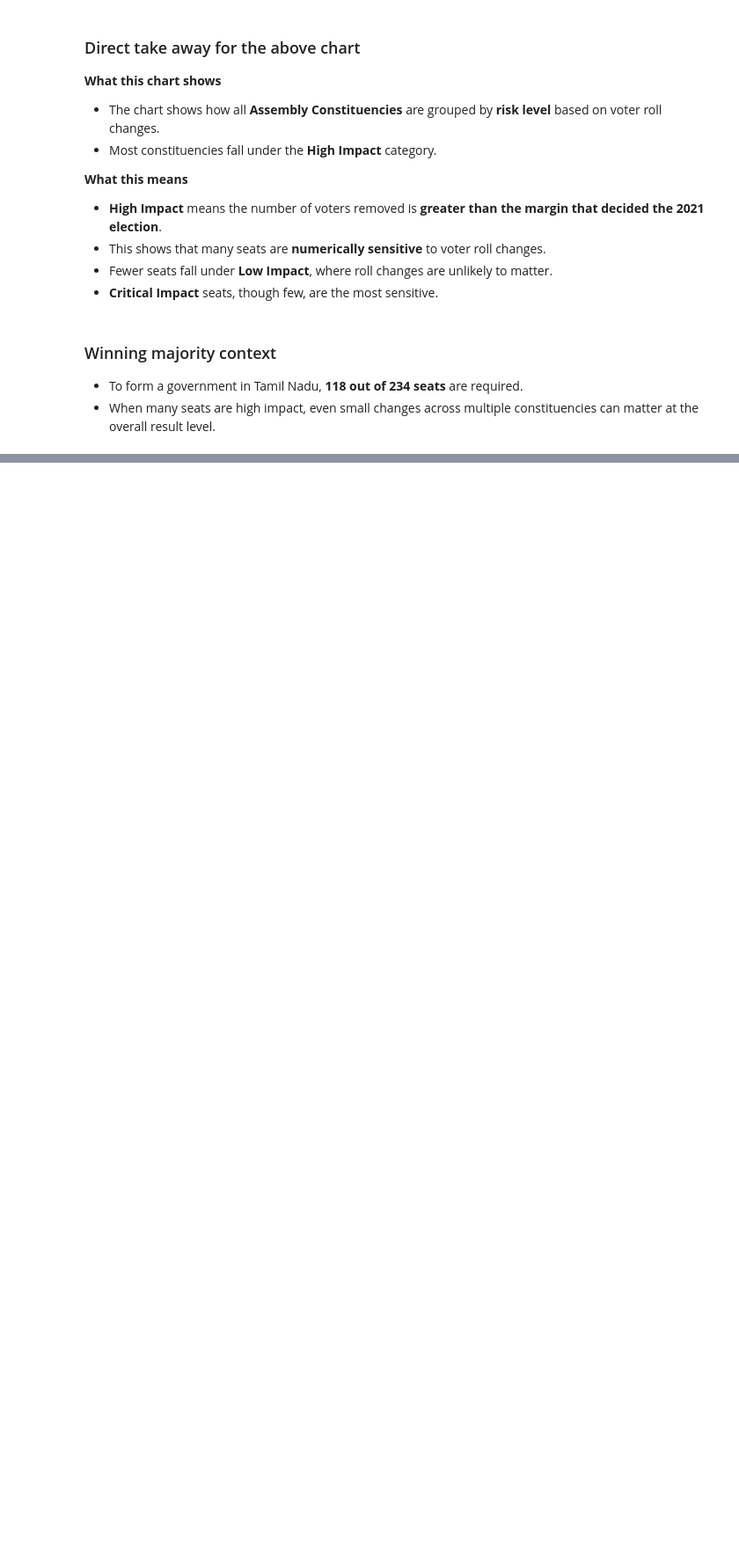
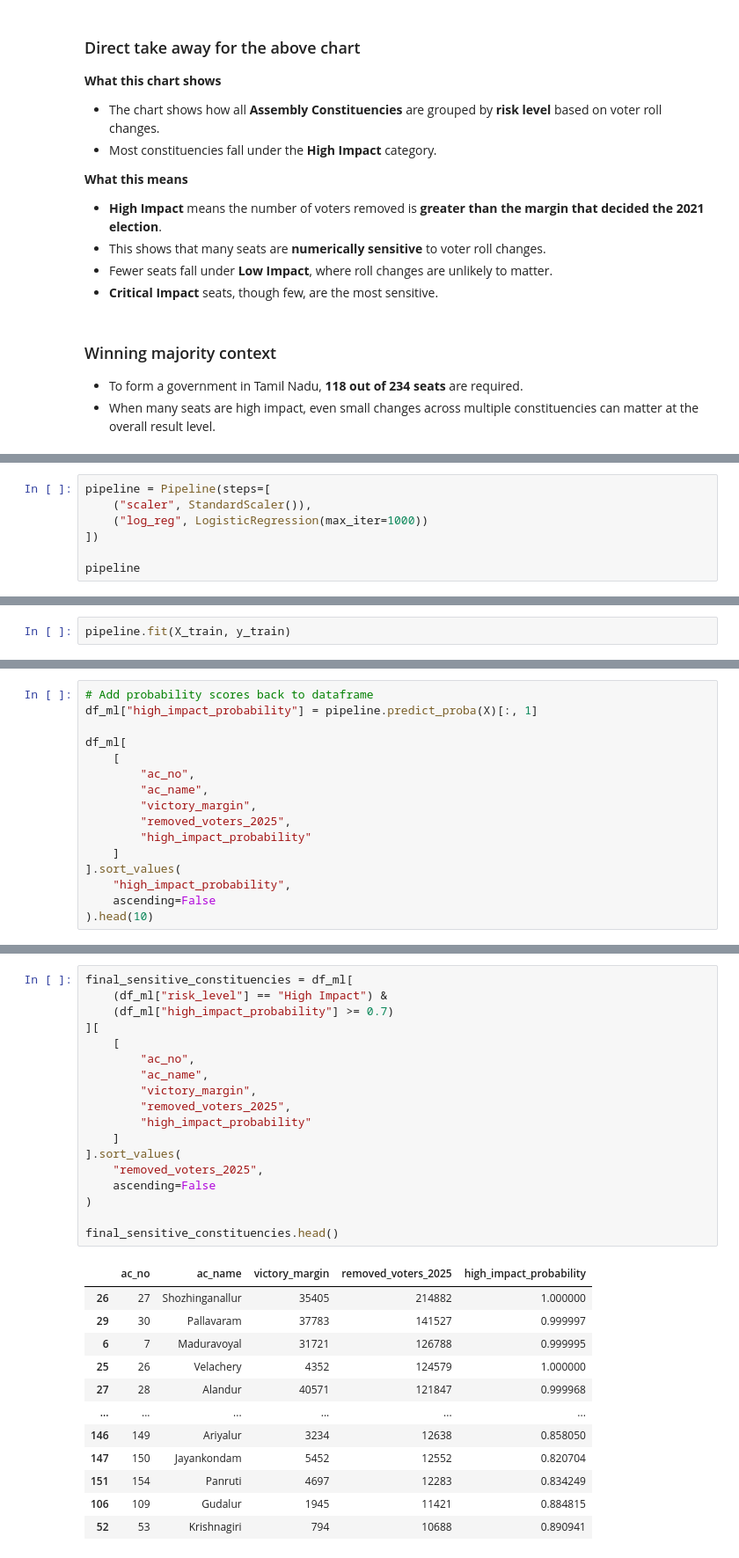
Before and after one commit to ijaihari/Tamil-Nadu-SIR-2026-Draft-Voter-Roll-Impact-Analysis, a Jupyter notebook: notebooks/final_analysis.ipynb, the cells around one changed output, grey strips where cells are left out. Shown at 88% size. Saved outputs shown, nothing was run; the diff lists cells and outputs as text; blank space fills up the shorter version.

```diff
--- a/notebooks/final_analysis.ipynb
+++ b/notebooks/final_analysis.ipynb
@@ -441,0 +509,7 @@ plt.show()
+# %%
+pipeline = Pipeline(steps=[
+    ("scaler", StandardScaler()),
+    ("log_reg", LogisticRegression(max_iter=1000))
+])
+
+pipeline
@@ -441,0 +519,2 @@ plt.show()
+# %%
+pipeline.fit(X_train, y_train)
@@ -441,0 +546,16 @@ plt.show()
+# %%
+# Add probability scores back to dataframe
+df_ml["high_impact_probability"] = pipeline.predict_proba(X)[:, 1]
+
+df_ml[
+    [
+        "ac_no",
+        "ac_name",
+        "victory_margin",
+        "removed_voters_2025",
+        "high_impact_probability"
+    ]
+].sort_values(
+    "high_impact_probability",
+    ascending=False
+).head(10)
@@ -441,0 +614,31 @@ plt.show()
+# %%
+final_sensitive_constituencies = df_ml[
+    (df_ml["risk_level"] == "High Impact") &
+    (df_ml["high_impact_probability"] >= 0.7)
+][
+    [
+        "ac_no",
+        "ac_name",
+        "victory_margin",
+        "removed_voters_2025",
+        "high_impact_probability"
+    ]
+].sort_values(
+    "removed_voters_2025",
+    ascending=False
+)
+
+final_sensitive_constituencies.head()
+# %% [output]
+|  | ac_no | ac_name | victory_margin | removed_voters_2025 | high_impact_probability |
+| 26 | 27 | Shozhinganallur | 35405 | 214882 | 1.000000 |
+| 29 | 30 | Pallavaram | 37783 | 141527 | 0.999997 |
+| 6 | 7 | Maduravoyal | 31721 | 126788 | 0.999995 |
+| 25 | 26 | Velachery | 4352 | 124579 | 1.000000 |
+| 27 | 28 | Alandur | 40571 | 121847 | 0.999968 |
+| ... | ... | ... | ... | ... | ... |
+| 146 | 149 | Ariyalur | 3234 | 12638 | 0.858050 |
+| 147 | 150 | Jayankondam | 5452 | 12552 | 0.820704 |
+| 151 | 154 | Panruti | 4697 | 12283 | 0.834249 |
+| 106 | 109 | Gudalur | 1945 | 11421 | 0.884815 |
+| 52 | 53 | Krishnagiri | 794 | 10688 | 0.890941 |
```
Also changed, not shown: parts of 23 cells of this notebook, 2 other files.
